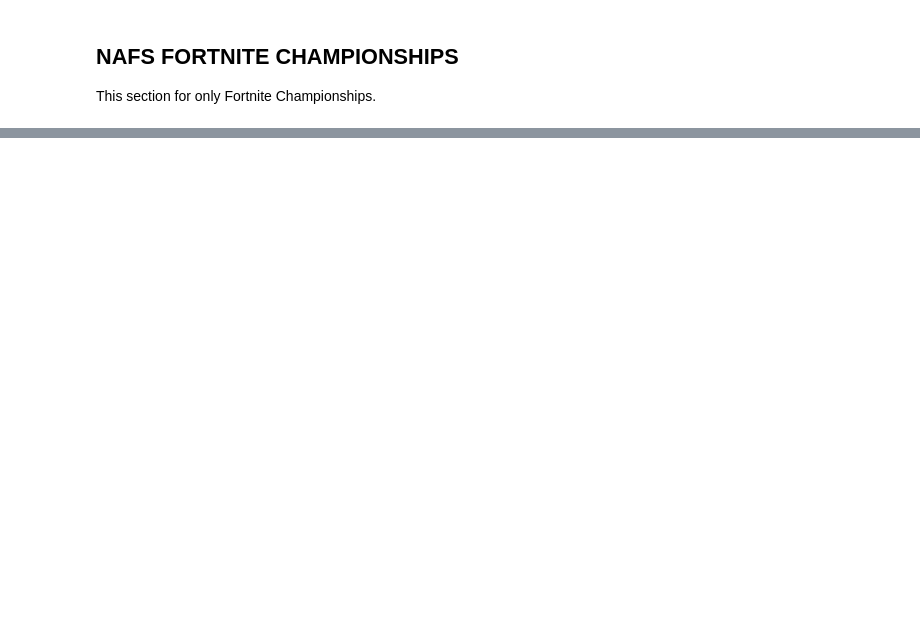
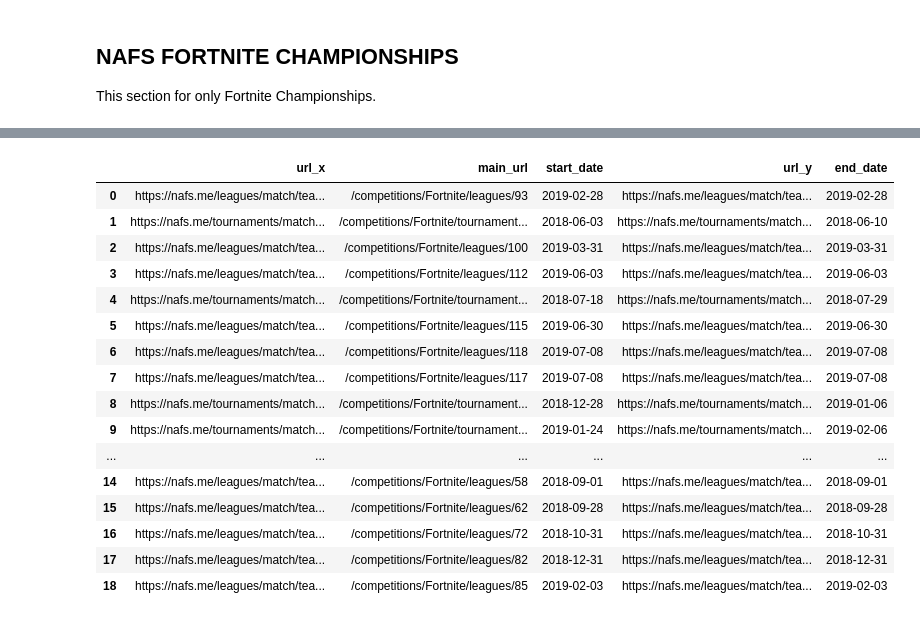
Before and after one commit to iRaied/eSports_Teams, a Jupyter notebook: esports_teams.ipynb, the cells around one changed output, grey strips where cells are left out. Saved outputs shown, nothing was run; the diff lists cells and outputs as text; code cells hidden in the pictures; blank space fills up the shorter version.

```diff
--- a/esports_teams.ipynb
+++ b/esports_teams.ipynb
@@ -1307,3 +1308,34 @@ fifa
 # %% [markdown]
 ## NAFS FORTNITE CHAMPIONSHIPS
 This section for only Fortnite Championships.
+# %%
+df_fort_dates = []
+folder = './TOs/NAFS/Fortnite/Tourneys_stages/files'
+for fort_txt in os.listdir(folder):
+    with open(os.path.join(folder, fort_txt), encoding='utf8') as file:
+        soup = BeautifulSoup(file.read())
+        print(file.name)
+        div_container = soup.find('div', class_="left mat")
+        if file.name not in ['./TOs/NAFS/Fortnite/Tourneys_stages/files\\team_59641.txt',
+                             './TOs/NAFS/Fortnite/Tourneys_stages/files\\team_66310.txt',
+                             './TOs/NAFS/Fortnite/Tourneys_stages/files\\team_71108.txt',
+                             './TOs/NAFS/Fortnite/Tourneys_stages/files\\team_73630.txt',
+                             './TOs/NAFS/Fortnite/Tourneys_stages/files\\team_83845.txt']:
+            date = soup.find('h3').contents[0]#[:12]
+        else:
+            date = soup.find_all('h3')[1].contents[0]#[:12]
+        if date in ['2v2 Duo', '1v1 Solo']:
+            date = soup.find_all('h3')[1].contents[0]#[:12]
+        date = date[:12]
+        for url in div_container.find_all('a'):
+            url = url.get('href')
+            url = url.strip()[21:]
+        print(url)
+        main_url = div_container.find('h2')['onclick']
+        main_url = main_url.strip('location.href=')
+        main_url = main_url.strip("''")
+        print(main_url)
+        print(date)
+        #print(title)
+        df_fort_dates.append({'url': url, 'main_url': main_url, 'date': date})
+df_fort_dates = pd.DataFrame(df_fort_dates, columns = ['url', 'main_url', 'date'])
@@ -1309,0 +1360,2 @@ This section for only Fortnite Championships.
+# %%
+df_fort_dates['date'] = pd.to_datetime(df_fort_dates['date'])
@@ -1309,0 +1382,29 @@ This section for only Fortnite Championships.
+# %%
+ndf = df_fort_dates.merge(df_fort_dates, on = 'main_url')
+cols = ['main_url']
+ndf[cols] = np.sort(ndf[cols],1)
+new  = ndf.drop_duplicates(subset=['url_x','main_url'],keep='last')
+new  = new.drop_duplicates(subset=['main_url'],keep='first')
+new.reset_index(drop=True, inplace=True)
+# %%
+new.rename(index=str, columns={"date_x": "start_date", "date_y": "end_date"}, inplace=True)
+# %%
+new
+# %% [output]
+|  | url_x | main_url | start_date | url_y | end_date |
+| 0 | https://nafs.me/leagues/match/tea... | /competitions/Fortnite/leagues/93 | 2019-02-28 | https://nafs.me/leagues/match/tea... | 2019-02-28 |
+| 1 | https://nafs.me/tournaments/match... | /competitions/Fortnite/tournament... | 2018-06-03 | https://nafs.me/tournaments/match... | 2018-06-10 |
+| 2 | https://nafs.me/leagues/match/tea... | /competitions/Fortnite/leagues/100 | 2019-03-31 | https://nafs.me/leagues/match/tea... | 2019-03-31 |
+| 3 | https://nafs.me/leagues/match/tea... | /competitions/Fortnite/leagues/112 | 2019-06-03 | https://nafs.me/leagues/match/tea... | 2019-06-03 |
+| 4 | https://nafs.me/tournaments/match... | /competitions/Fortnite/tournament... | 2018-07-18 | https://nafs.me/tournaments/match... | 2018-07-29 |
+| 5 | https://nafs.me/leagues/match/tea... | /competitions/Fortnite/leagues/115 | 2019-06-30 | https://nafs.me/leagues/match/tea... | 2019-06-30 |
+| 6 | https://nafs.me/leagues/match/tea... | /competitions/Fortnite/leagues/118 | 2019-07-08 | https://nafs.me/leagues/match/tea... | 2019-07-08 |
+| 7 | https://nafs.me/leagues/match/tea... | /competitions/Fortnite/leagues/117 | 2019-07-08 | https://nafs.me/leagues/match/tea... | 2019-07-08 |
+| 8 | https://nafs.me/tournaments/match... | /competitions/Fortnite/tournament... | 2018-12-28 | https://nafs.me/tournaments/match... | 2019-01-06 |
+| 9 | https://nafs.me/tournaments/match... | /competitions/Fortnite/tournament... | 2019-01-24 | https://nafs.me/tournaments/match... | 2019-02-06 |
+| ... | ... | ... | ... | ... | ... |
+| 14 | https://nafs.me/leagues/match/tea... | /competitions/Fortnite/leagues/58 | 2018-09-01 | https://nafs.me/leagues/match/tea... | 2018-09-01 |
+| 15 | https://nafs.me/leagues/match/tea... | /competitions/Fortnite/leagues/62 | 2018-09-28 | https://nafs.me/leagues/match/tea... | 2018-09-28 |
+| 16 | https://nafs.me/leagues/match/tea... | /competitions/Fortnite/leagues/72 | 2018-10-31 | https://nafs.me/leagues/match/tea... | 2018-10-31 |
+| 17 | https://nafs.me/leagues/match/tea... | /competitions/Fortnite/leagues/82 | 2018-12-31 | https://nafs.me/leagues/match/tea... | 2018-12-31 |
+| 18 | https://nafs.me/leagues/match/tea... | /competitions/Fortnite/leagues/85 | 2019-02-03 | https://nafs.me/leagues/match/tea... | 2019-02-03 |
```
Also changed, not shown: parts of 14 cells of this notebook.
